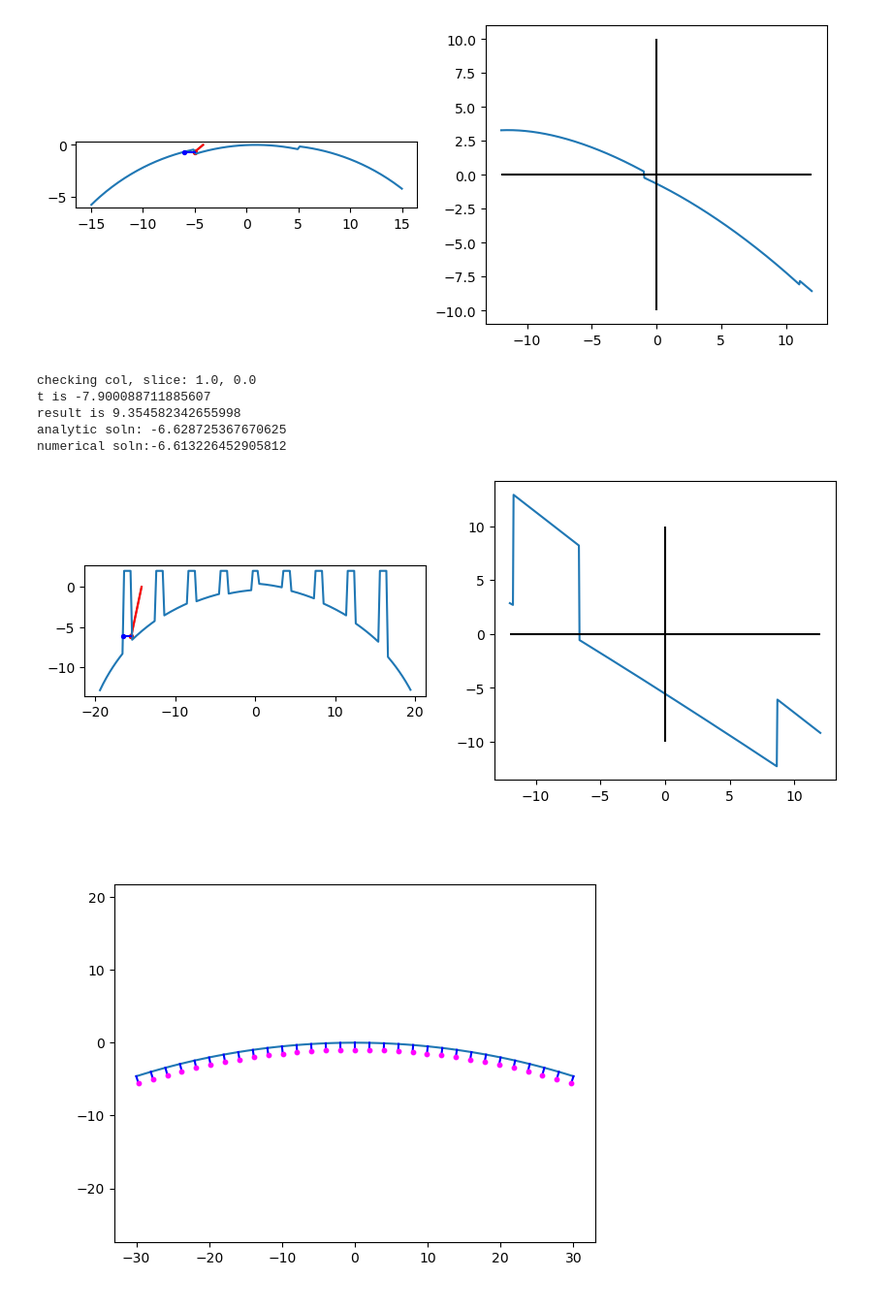
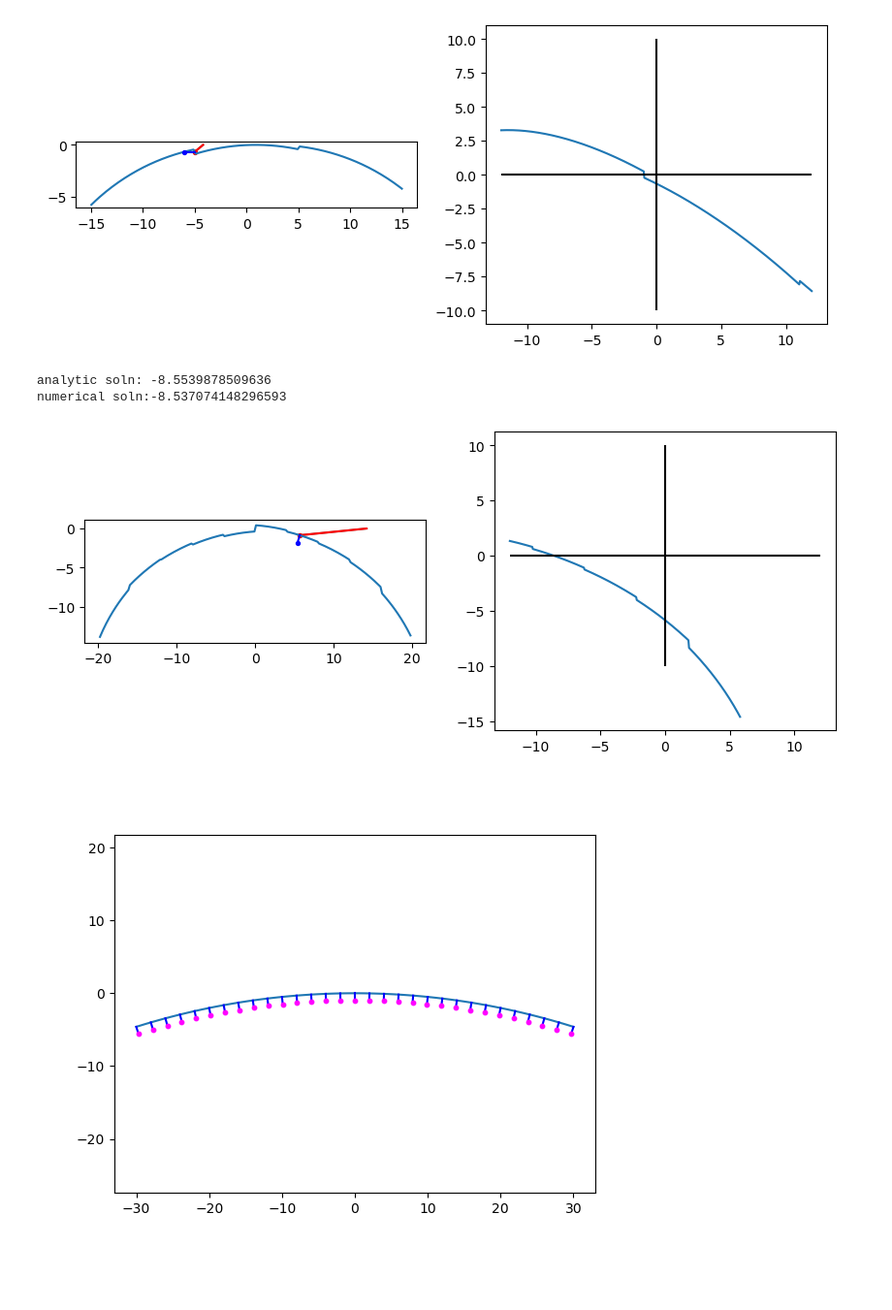
Before and after one commit to ellenle3/ifugen, a Jupyter notebook: python/surface_generator.ipynb, the cells around one changed output. Shown at 97% size. Drawn from its saved outputs; the diff is of its cells as text; code cells hidden in the pictures; blank space fills up the shorter version.

```diff
--- a/python/surface_generator.ipynb
+++ b/python/surface_generator.ipynb
@@ -137,13 +138,13 @@ alpha_cen = 0
 beta_cen = 5
 gamma_cen = -5
 dx = 10
-dy = 3
+dy = 4
 r = -25.1
 c = 1/r
 k = 0
-xgap_width = 2
+xgap_width = 0
 xgap_depth = 3
-ygap_width = 1
+ygap_width = 0
 ygap_depth = 2
 p = ImageSlicerParams(n_each, n_rows, n_cols, mode, trace_walls, active_x, active_y, dalpha, dbeta, dgamma, alpha_cen, beta_cen, gamma_cen, dx, dy, c, k, xgap_width, xgap_depth, ygap_width, ygap_depth)
 
@@ -154,15 +155,16 @@ for i,y1 in enumerate(y):
     surf[i] = make_image_slicer(xt, y1, p, sag_func)
 
 
-yt = -14.2
+yt = 14.2
 l = 0
-m = 0.1
-n = 0.5
+m = 1
+n = 0.1
 l = l / np.sqrt(l*l+m*m+n*n)
 m = m / np.sqrt(l*l+m*m+n*n)
 n = n / np.sqrt(l*l+m*m+n*n)
 
-xs, ys, zs, tsol, ln, mn, nn = ray_trace_slicer(xt, yt, l, m, n, p, sag_func, critical_xy_func, transfer_dist_func, surface_norm_func)
+zmin, zmax = find_global_extrema_slicer(p, sag_func, critical_xy_func)
+xs, ys, zs, tsol, ln, mn, nn = ray_trace_slicer(xt, yt, l, m, n, zmin, zmax, p, sag_func, transfer_dist_func, surface_norm_func)
 print("analytic soln: " + str(tsol))
 
 t = np.linspace(-12, 12, 500)
@@ -177,39 +179,36 @@ fig, axs = plt.subplots(nrows=1, ncols=2, figsize=(10,4))
 axs[0].plot(y, surf)
 
 # Draw analytically calculated ray and surface normal
 axs[0].plot([yt, yt + tsol*m], [0, tsol*n], c='r', zorder=1)
 axs[0].scatter([yt + tsol*m], [tsol*n], c='r', s=8, zorder=1)
 axs[0].plot([ys, ys+mn], [zs, zs+nn], c='b')
 axs[0].scatter([ys+mn], [zs+nn], c='b', s=8, zorder=10)
 
 #axs[0].plot([yt, yt + tsol*m], [0, tsol*n], c='r', zorder=1)
 #axs[0].scatter([yt + tsol*m], [tsol*n], c='r', s=8, zorder=1)
 #axs[0].plot([ys, ys+mn], [zs, zs+nn], c='b')
 #axs[0].scatter([ys+mn], [zs+nn], c='b', s=8, zorder=10)
 
 # Numerically determined ray
 axs[0].plot([yt, yt + tnum*m], [0, tnum*n], c='gray', zorder=0)
 axs[0].scatter([yt + tnum*m], [tnum*n], c='gray', s=8, zorder=0)
 #print(tnum*n)
 
 #axs[0].plot([yt, yt + tnum*m], [0, tnum*n], c='gray', zorder=0)
 #axs[0].scatter([yt + tnum*m], [tnum*n], c='gray', s=8, zorder=0)
 
 axs[0].set_aspect("equal")
 
 axs[1].plot(t, feval)
 axs[1].hlines(0, t[0], t[-1], colors='k')
 axs[1].vlines(0, -10, 10, colors='k')
 #axs[1].set_ylim(np.nanmin(feval), np.nanmax(feval))
 
 plt.show()
 # %% [output]
-checking col, slice: 1.0, 0.0
-t is -7.900088711885607
-result is 9.354582342655998
-analytic soln: -6.628725367670625
-numerical soln:-6.613226452905812
+analytic soln: -8.5539878509636
+numerical soln:-8.537074148296593
-[figure, old version]
+[figure, new version]
 # %%
 #sag_func = tilted_plane_sag
 #surface_norm_func = tilted_plane_surface_normal
```
Also changed, not shown: parts of 1 cell of this notebook, 13 other files.
